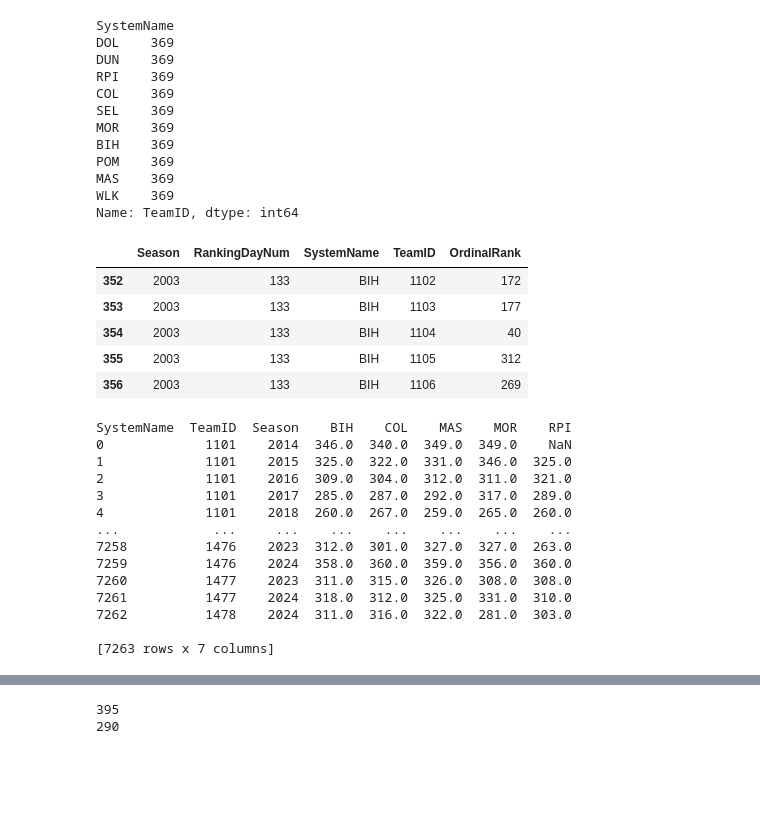
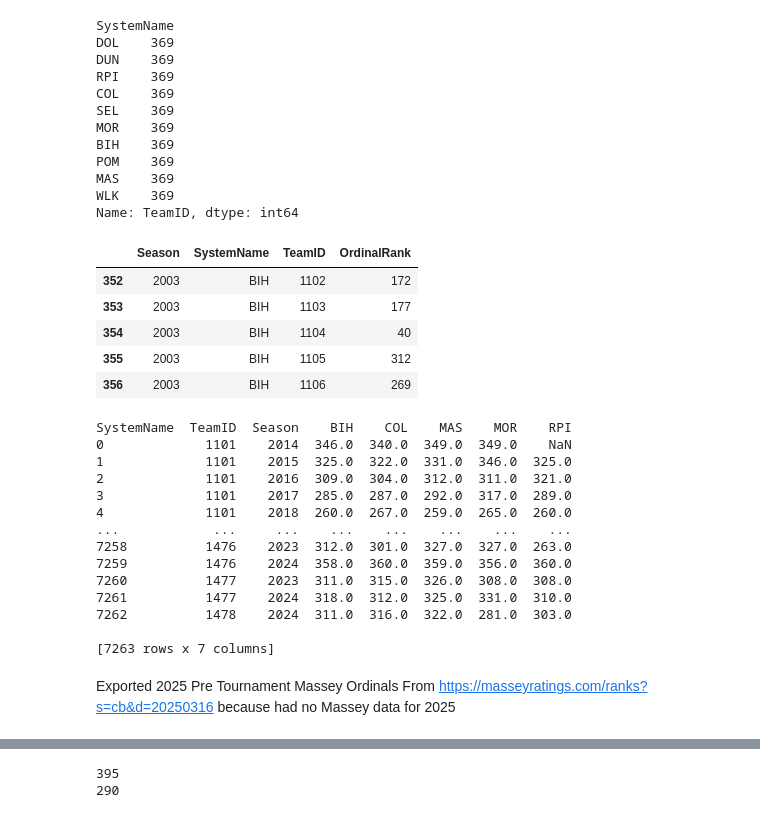
Before and after one commit to ecw70574/data_mining_course_project, a Jupyter notebook: TestingMerge.ipynb, the cells around one changed output, grey strips where cells are left out. Drawn from its saved outputs; the diff is of its cells as text; code cells hidden in the pictures; blank space fills up the shorter version.

```diff
--- a/TestingMerge.ipynb
+++ b/TestingMerge.ipynb
@@ -450,20 +436,22 @@ Name: TeamID, dtype: int64
 # %%
 # Filtering for only these ranking systems
 # "RPI", "MOR", "COL", "BIH", "MAS"
 pre_tourney_massey = pre_tourney_massey.loc[(pre_tourney_massey["SystemName"] == "RPI") | (pre_tourney_massey["SystemName"] == "MOR") | (pre_tourney_massey["SystemName"] == "COL") | (pre_tourney_massey["SystemName"] == "BIH") | (pre_tourney_massey["SystemName"] == "MAS")]
+pre_tourney_massey = pre_tourney_massey.drop(columns=["RankingDayNum"])
 display(pre_tourney_massey.head())
 
 # Now that we only have 5 ranking systems, convert system name to columns
 # pivot the data to have systemName as columns
 pivoted_massey = pre_tourney_massey.pivot(index=['TeamID', 'Season'], columns='SystemName', values='OrdinalRank').reset_index()
+
 print(pivoted_massey)
 # %% [output]
-|  | Season | RankingDayNum | SystemName | TeamID | OrdinalRank |
-| 352 | 2003 | 133 | BIH | 1102 | 172 |
-| 353 | 2003 | 133 | BIH | 1103 | 177 |
-| 354 | 2003 | 133 | BIH | 1104 | 40 |
-| 355 | 2003 | 133 | BIH | 1105 | 312 |
-| 356 | 2003 | 133 | BIH | 1106 | 269 |
+|  | Season | SystemName | TeamID | OrdinalRank |
+| 352 | 2003 | BIH | 1102 | 172 |
+| 353 | 2003 | BIH | 1103 | 177 |
+| 354 | 2003 | BIH | 1104 | 40 |
+| 355 | 2003 | BIH | 1105 | 312 |
+| 356 | 2003 | BIH | 1106 | 269 |
 SystemName  TeamID  Season    BIH    COL    MAS    MOR    RPI
 0             1101    2014  346.0  340.0  349.0  349.0    NaN
 1             1101    2015  325.0  322.0  331.0  346.0  325.0
@@ -478,3 +466,5 @@ SystemName  TeamID  Season    BIH    COL    MAS    MOR    RPI
 7262          1478    2024  311.0  316.0  322.0  281.0  303.0
 
 [7263 rows x 7 columns]
+# %% [markdown]
+Exported 2025 Pre Tournament Massey Ordinals From https://masseyratings.com/ranks?s=cb&d=20250316 because had no Massey data for 2025
```
Also changed, not shown: parts of 30 cells of this notebook, 9 other files.
